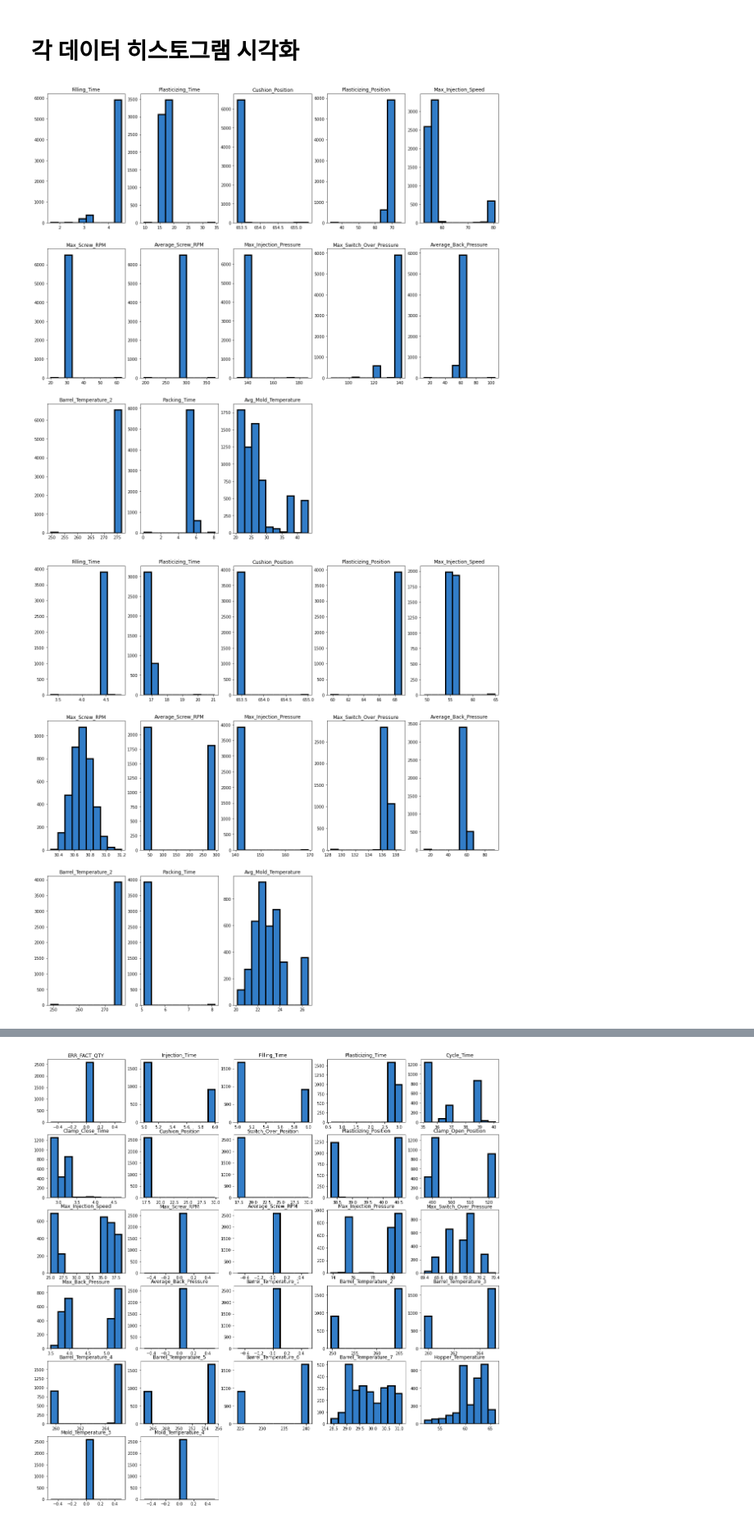
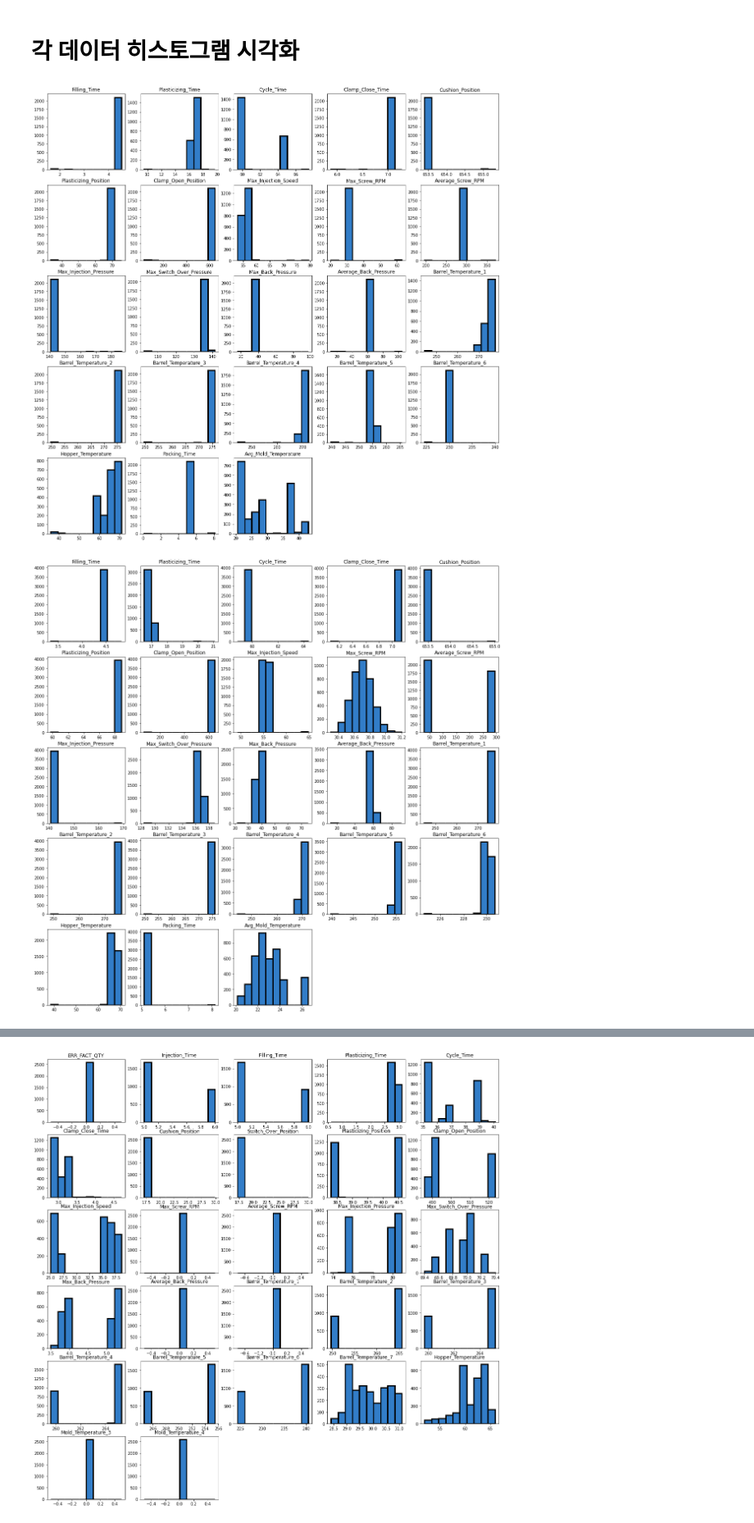
Before and after one commit to JinkyoJB/kamp, a Jupyter notebook: KAMP.ipynb, the cells around one changed output, grey strips where cells are left out. Shown at 82% size. Cells and saved outputs as stored; diff of their text form; code cells hidden in the pictures.

```diff
--- a/KAMP.ipynb
+++ b/KAMP.ipynb
@@ -87,7 +87,8 @@ def outlier(x):
 # 종속 변수 제거
 CN7_650T_df["Packing_Time"] = CN7_650T_df["Injection_Time"] - CN7_650T_df["Filling_Time"]
 CN7_650T_df["Avg_Mold_Temperature"] = (CN7_650T_df["Mold_Temperature_3"] + CN7_650T_df["Mold_Temperature_4"])/2
-unlabeled_CN7_650T_train = CN7_650T_df.drop(["PART_FACT_SERIAL", "PART_NO", "PART_NAME", "EQUIP_CD", "EQUIP_NAME", "Cycle_Time", "ERR_FACT_QTY", "TimeStamp","Injection_Time", "Clamp_Close_Time", "Switch_Over_Position", "Clamp_Open_Position", "Max_Back_Pressure", "Hopper_Temperature", "Barrel_Temperature_1", "Barrel_Temperature_3", "Barrel_Temperature_4","Barrel_Temperature_5", "Barrel_Temperature_6", "Barrel_Temperature_7", "Mold_Temperature_3", "Mold_Temperature_4" ], axis=1)
+unlabeled_CN7_650T_train = CN7_650T_df.drop(["Barrel_Temperature_7", "PART_FACT_SERIAL", "PART_NO", "PART_NAME", "EQUIP_CD", "EQUIP_NAME", "ERR_FACT_QTY", "TimeStamp","Injection_Time", "Switch_Over_Position", "Mold_Temperature_3", "Mold_Temperature_4" ], axis=1)
+# unlabeled_CN7_650T_train = CN7_650T_df.drop(["PART_FACT_SERIAL", "PART_NO", "PART_NAME", "EQUIP_CD", "EQUIP_NAME", "Cycle_Time", "ERR_FACT_QTY", "TimeStamp","Injection_Time", "Clamp_Close_Time", "Switch_Over_Position", "Clamp_Open_Position", "Max_Back_Pressure", "Hopper_Temperature", "Barrel_Temperature_1", "Barrel_Temperature_3", "Barrel_Temperature_4","Barrel_Temperature_5", "Barrel_Temperature_6", "Barrel_Temperature_7", "Mold_Temperature_3", "Mold_Temperature_4" ], axis=1)
 
 unlabeled_CN7_650T_train.info()
 # %% [output]
@@ -139,7 +137,9 @@ labeled_df = labeled_df[CN7_filter & Eq650_filter]
 # 데이터 분석 후 종속 변수 제거
 labeled_df["Packing_Time"] = labeled_df["Injection_Time"] - labeled_df["Filling_Time"]
 labeled_df["Avg_Mold_Temperature"] = (labeled_df["Mold_Temperature_3"] + labeled_df["Mold_Temperature_4"])/2
-labeled_df = labeled_df.drop(["PART_FACT_SERIAL", "PART_NAME", "EQUIP_CD", "EQUIP_NAME", "Cycle_Time", "TimeStamp","Injection_Time", "Clamp_Close_Time", "Switch_Over_Position", "Clamp_Open_Position", "Max_Back_Pressure", "Hopper_Temperature", "Barrel_Temperature_1", "Barrel_Temperature_3", "Barrel_Temperature_4","Barrel_Temperature_5", "Barrel_Temperature_6", "Barrel_Temperature_7", "Mold_Temperature_3", "Mold_Temperature_4" ], axis=1)
+labeled_df = labeled_df.drop(["PART_FACT_SERIAL", "PART_NAME", "EQUIP_CD", "EQUIP_NAME", "TimeStamp","Injection_Time", "Switch_Over_Position", "Mold_Temperature_3", "Mold_Temperature_4","Barrel_Temperature_7" ], axis=1)
+# labeled_df = labeled_df.drop(["PART_FACT_SERIAL", "PART_NAME", "EQUIP_CD", "EQUIP_NAME", "Cycle_Time", "TimeStamp","Injection_Time", "Clamp_Close_Time", "Switch_Over_Position", "Clamp_Open_Position", "Max_Back_Pressure", "Hopper_Temperature", "Barrel_Temperature_1", "Barrel_Temperature_3", "Barrel_Temperature_4","Barrel_Temperature_5", "Barrel_Temperature_6", "Barrel_Temperature_7", "Mold_Temperature_3", "Mold_Temperature_4" ], axis=1)
+
 
 # PassFail 분류
 labeled_df_Y = labeled_df[labeled_df["PassOrFail"].str.contains("Y")]
@@ -174,6 +171,13 @@ A value is trying to be set on a copy of a slice from a DataFrame
 
 See the caveats in the documentation: https://pandas.pydata.org/pandas-docs/stable/user_guide/indexing.html#returning-a-view-versus-a-copy
   errors=errors,
+# %%
+# PassFail 분류
+labeled_df_Y = labeled_df[labeled_df["PassOrFail"].str.contains("Y")]
+labeled_df_N = labeled_df[labeled_df["PassOrFail"].str.contains("N")]
+labeled_df_Y.drop(["PassOrFail", "Reason"], axis=1, inplace=True)
+labeled_df_N.drop("PassOrFail", axis=1, inplace=True)
+labeled_df_N_test = labeled_df_N.drop("Reason", axis=1)
 # %% [markdown]
 # 각 데이터 히스토그램 시각화
 # %%
@@ -181,18 +185,18 @@ See the caveats in the documentation: https://pandas.pydata.org/pandas-docs/stab
 
 data = unlabeled_CN7_650T_train
 for index, value in enumerate(data):
-    sub = plt.subplot(3, 5, index+1)
+    sub = plt.subplot(5, 5, index+1)
     sub.hist(data[value], facecolor=(50/255, 125/255, 200/255), linewidth=3, edgecolor='black')
     plt.title(value)
 # %% [output]
-[figure, old version]
+[figure, new version]
 # %%
 # labele데이터 히스토그램 시각화
 
 data = labeled_df_Y
 for index, value in enumerate(data):
-    sub = plt.subplot(3, 5, index+1)
+    sub = plt.subplot(5, 5, index+1)
     sub.hist(data[value], facecolor=(50/255, 125/255, 200/255), linewidth=3, edgecolor='black')
     plt.title(value)
 # %% [output]
-[figure, old version]
+[figure, new version]
```
Also changed, not shown: parts of 21 cells of this notebook.
